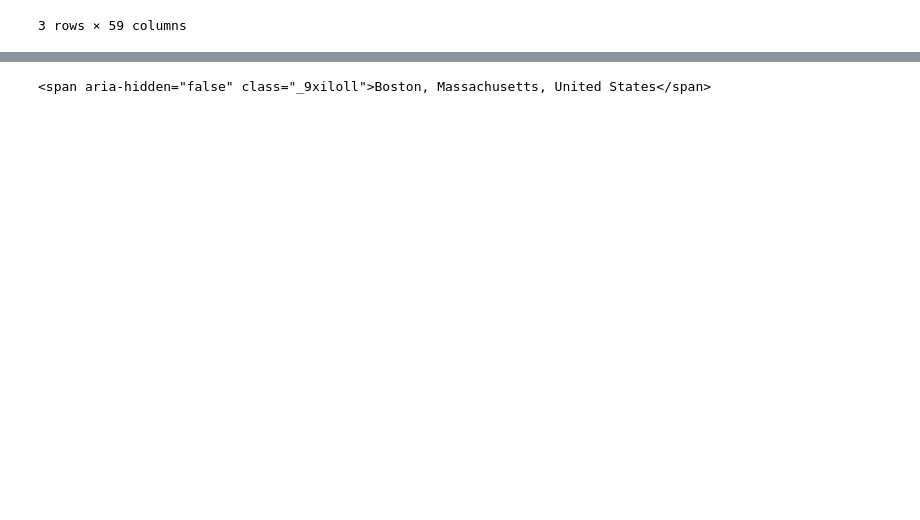
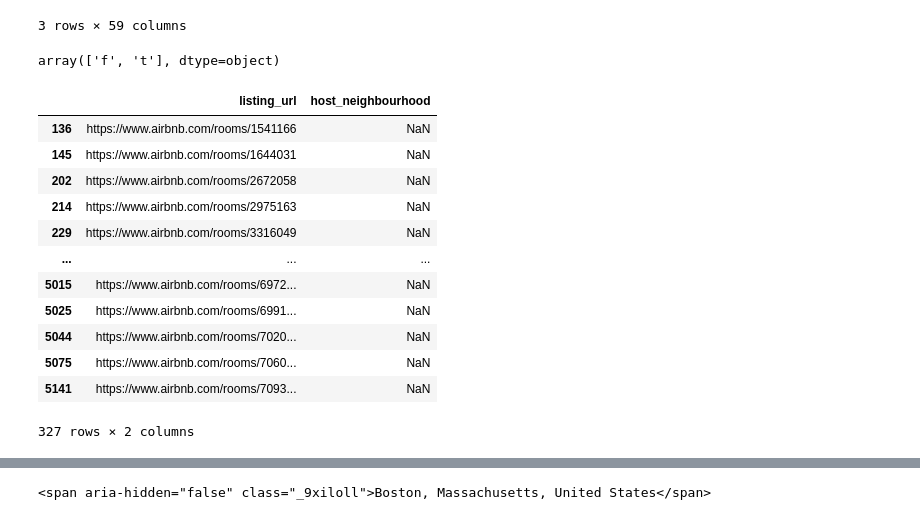
Before and after one commit to Abdulrahman-Almutlaq/AirBnb_EDA, a Jupyter notebook: DS.ipynb, the cells around one changed output, grey strips where cells are left out. Drawn from its saved outputs; the diff is of its cells as text; code cells hidden in the pictures; blank space fills up the shorter version.

```diff
--- a/DS.ipynb
+++ b/DS.ipynb
@@ -78,9 +68,9 @@ ol[ol['available']=='t']
 # %% [markdown]
 > The *neighbourhood* column does not have a lot of information, because 2255 instances are **Boston, Massachusetts, United States**, which does not specify the exact region of a listing, unfortunatley *neighborhood_overview* dependes on *neighbourhood*, not to mention the missing values, dropping the two columns seems fine. <br><br> An alternative to the *neighbourhood* column would be *neighbourhood_cleansed*.
 # %%
-Boston_listings.drop(columns=['scrape_id','last_scraped','source','picture_url',# ids & urls & meta
-                             'host_id', 'host_url','host_thumbnail_url','host_picture_url',# id & urls
-                             'calendar_updated','bathrooms','neighbourhood_group_cleansed',# all_nan
-                             'neighbourhood', 'neighborhood_overview'],
-                    inplace=True)
+# Boston_listings.drop(columns=['scrape_id','last_scraped','source','picture_url',# ids & urls & meta
+#                              'host_id', 'host_url','host_thumbnail_url','host_picture_url',# id & urls
+#                              'calendar_updated','bathrooms','neighbourhood_group_cleansed',# all_nan
+#                              'neighbourhood', 'neighborhood_overview'],
+#                     inplace=True)
 # %%
@@ -193,0 +221,2 @@ Boston_listings['bedrooms'].isnull().mean()
+# %%
+Boston_listings.loc[(Boston_listings['host_response_rate'].isnull()) & (Boston_listings['host_is_superhost']=='t'), 'host_response_rate'] = 90
@@ -235,4 +234,0 @@ array([nan, '100%', '90%', '94%', '40%', '83%', '92%', '70%', '50%', '0%',
-# %%
-# df_and = df[(df['age'] < 35) & ~(df['state'] == 'NY')]
-
-Boston_listings[(Boston_listings['host_response_rate'].isnull()) & (Boston_listings['host_is_superhost']=='t')].fillna({'host_response_rate':'90%'}, inplace=True)
@@ -272,3 +244,25 @@ Boston_listings[Boston_listings['host_is_superhost'].isnull()]
 | 2515 | 42065556 | https://www.airbnb.com/rooms/4206... | Inn @ St. Botolph |  | Inn @ | 2016-12-14 | Enjoy contemporary charm and outs... | NaN | ... |
 | 2836 | 46232976 | https://www.airbnb.com/rooms/4623... | citizenM Boston North Station |  | CitizenM | 2020-11-04 | You’ll find us right around the c... | 100% | ... |
 3 rows × 59 columns
+# %%
+Boston_listings = Boston_listings.fillna({'host_is_superhost':'f'})
+# %%
+Boston_listings['host_is_superhost'].unique()
+# %% [output]
+array(['f', 't'], dtype=object)
+# %%
+Boston_listings[Boston_listings['host_neighbourhood'].isnull()][['listing_url', 'host_neighbourhood']]
+# %% [output]
+|  | listing_url | host_neighbourhood |
+| 136 | https://www.airbnb.com/rooms/1541166 | NaN |
+| 145 | https://www.airbnb.com/rooms/1644031 | NaN |
+| 202 | https://www.airbnb.com/rooms/2672058 | NaN |
+| 214 | https://www.airbnb.com/rooms/2975163 | NaN |
+| 229 | https://www.airbnb.com/rooms/3316049 | NaN |
+| ... | ... | ... |
+| 5015 | https://www.airbnb.com/rooms/6972... | NaN |
+| 5025 | https://www.airbnb.com/rooms/6991... | NaN |
+| 5044 | https://www.airbnb.com/rooms/7020... | NaN |
+| 5075 | https://www.airbnb.com/rooms/7060... | NaN |
+| 5141 | https://www.airbnb.com/rooms/7093... | NaN |
+327 rows × 2 columns
```
Also changed, not shown: parts of 35 cells of this notebook.
